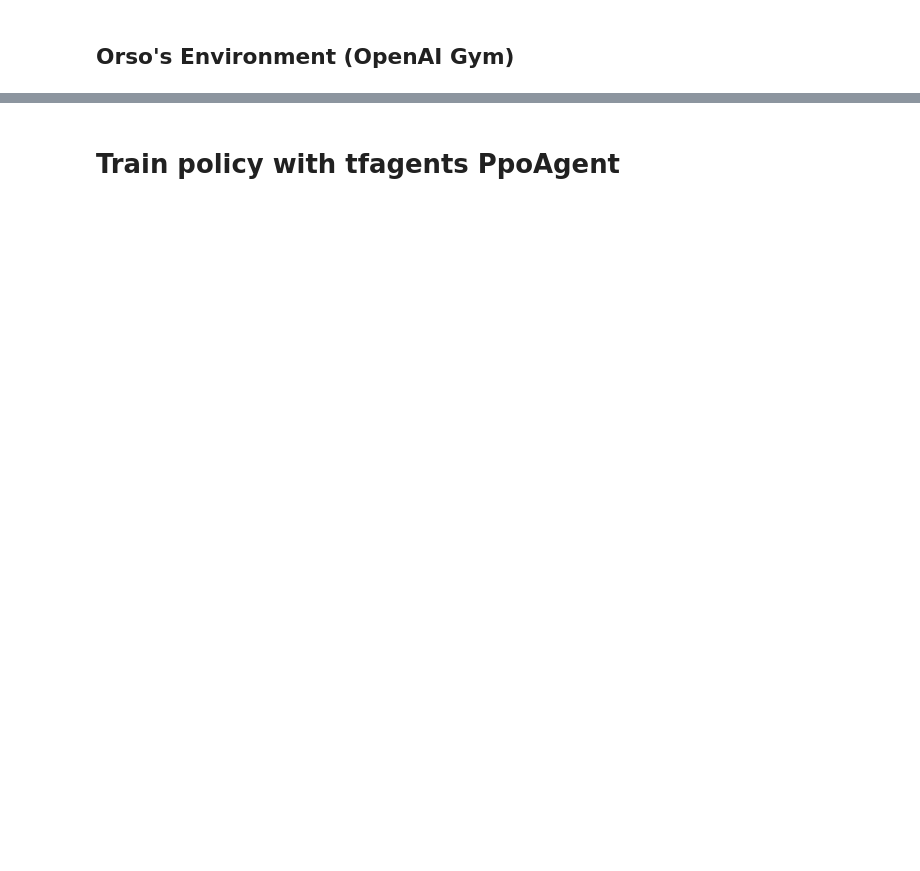
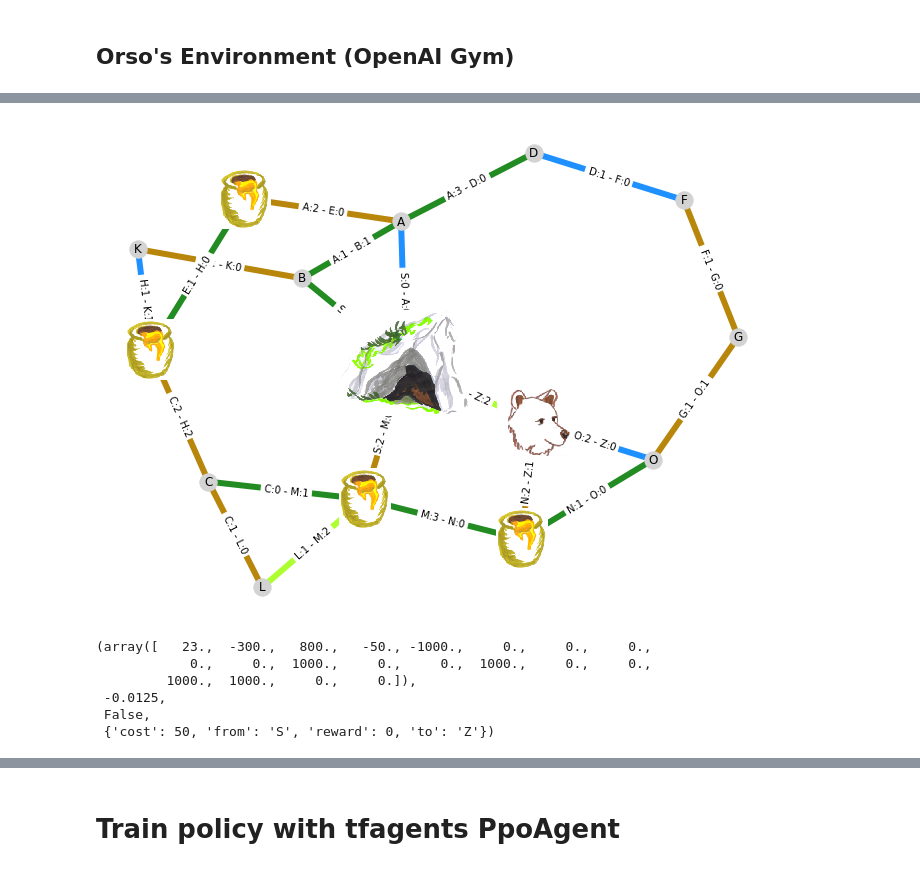
Before and after one commit to embarced/notebooks, a Jupyter notebook: ml-apps/rl.ipynb, the cells around one changed output, grey strips where cells are left out. Saved outputs shown, nothing was run; the diff lists cells and outputs as text; code cells hidden in the pictures; blank space fills up the shorter version.

```diff
--- a/ml-apps/rl.ipynb
+++ b/ml-apps/rl.ipynb
@@ -444,0 +458,13 @@ array([   0., -300.,  900., -200.,  950.,    0.,    0., 1000., 1000.,
+# %%
+env.reset()
+observation = env.step(3)
+env.render(render_graph_labels=True)
+observation
+# %% [output]
+[figure, added]
+(array([   23.,  -300.,   800.,   -50., -1000.,     0.,     0.,     0.,
+            0.,     0.,  1000.,     0.,     0.,  1000.,     0.,     0.,
+         1000.,  1000.,     0.,     0.]),
+ -0.0125,
+ False,
+ {'cost': 50, 'from': 'S', 'reward': 0, 'to': 'Z'})
```
Also changed, not shown: parts of 33 cells of this notebook.
